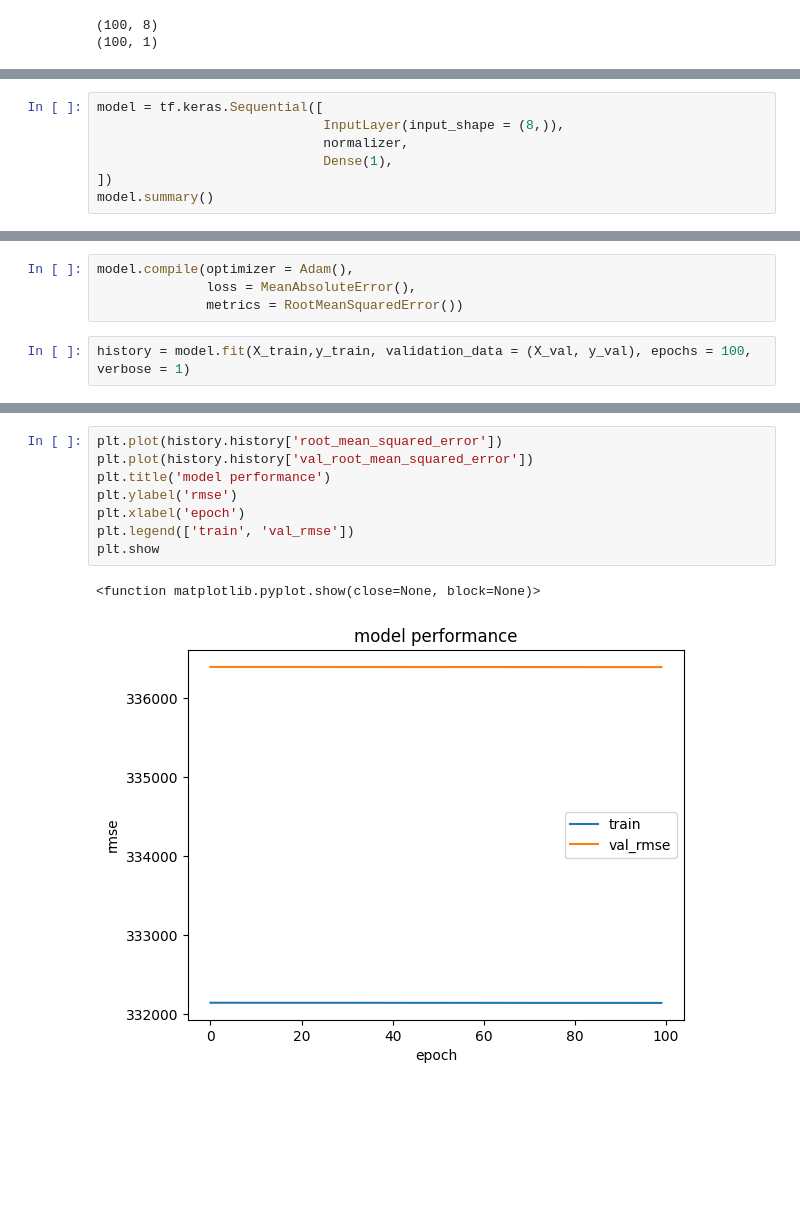
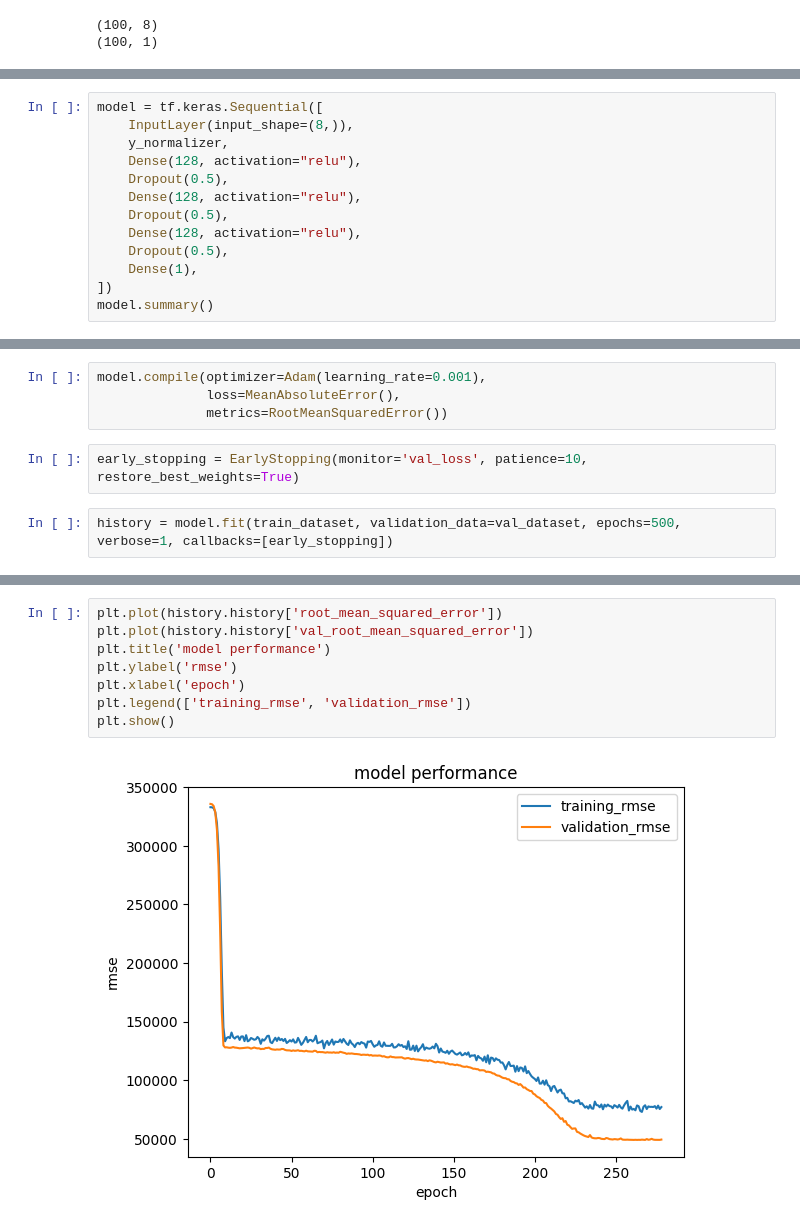
Before and after one commit to Amethyst-Dev/Car-Price-Prediction, a Jupyter notebook: Car_price_prediction.ipynb, the cells around one changed output, grey strips where cells are left out. Saved outputs shown, nothing was run; the diff lists cells and outputs as text; blank space fills up the shorter version.

```diff
--- a/Car_price_prediction.ipynb
+++ b/Car_price_prediction.ipynb
@@ -149,8 +160,14 @@ array([[ 0.2713343 , -0.21053284,  1.428842  , -0.91334516, -1.1536981 ,
 # %%
 model = tf.keras.Sequential([
-                             InputLayer(input_shape = (8,)),
-                             normalizer,
-                             Dense(1),
+    InputLayer(input_shape=(8,)),
+    y_normalizer,
+    Dense(128, activation="relu"),
+    Dropout(0.5),
+    Dense(128, activation="relu"),
+    Dropout(0.5),
+    Dense(128, activation="relu"),
+    Dropout(0.5),
+    Dense(1),
 ])
 model.summary()
 # %% [output]
@@ -189,7 +209,9 @@ tf.Tensor(
 # %%
-model.compile(optimizer = Adam(),
-              loss = MeanAbsoluteError(),
-              metrics = RootMeanSquaredError())
+model.compile(optimizer=Adam(learning_rate=0.001),
+              loss=MeanAbsoluteError(),
+              metrics=RootMeanSquaredError())
+# %%
+early_stopping = EarlyStopping(monitor='val_loss', patience=10, restore_best_weights=True)
 # %%
-history = model.fit(X_train,y_train, validation_data = (X_val, y_val), epochs = 100, verbose = 1)
+history = model.fit(train_dataset, validation_data=val_dataset, epochs=500, verbose=1, callbacks=[early_stopping])
 # %% [output]
@@ -244,14 +249,13 @@ plt.show
 # %%
 plt.plot(history.history['root_mean_squared_error'])
 plt.plot(history.history['val_root_mean_squared_error'])
 plt.title('model performance')
 plt.ylabel('rmse')
 plt.xlabel('epoch')
-plt.legend(['train', 'val_rmse'])
-plt.show
+plt.legend(['training_rmse', 'validation_rmse'])
+plt.show()
 # %% [output]
-<function matplotlib.pyplot.show(close=None, block=None)>
-[figure, old version]
+[figure, new version]
 # %%
 model.evaluate(X_test, y_test)
 # %% [output]
```
Also changed, not shown: parts of 21 cells of this notebook.
